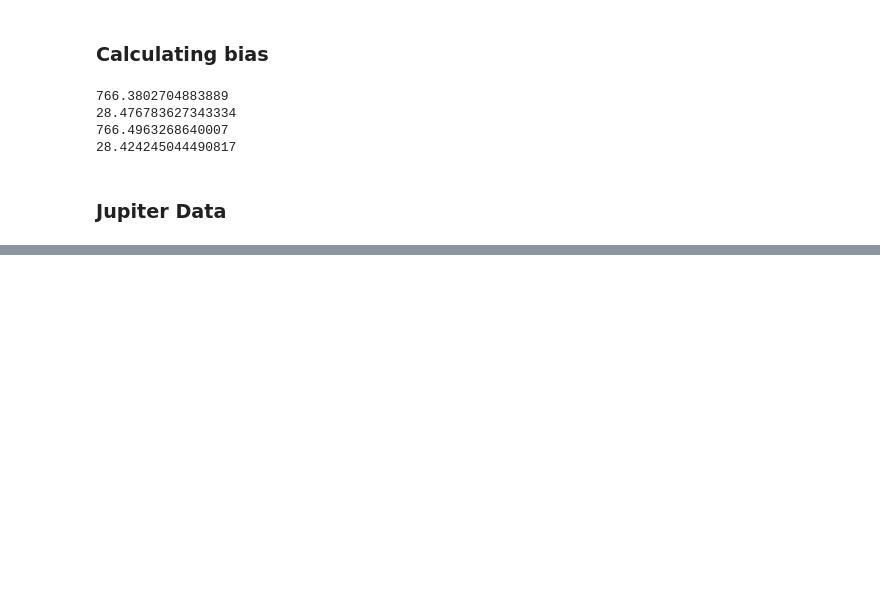
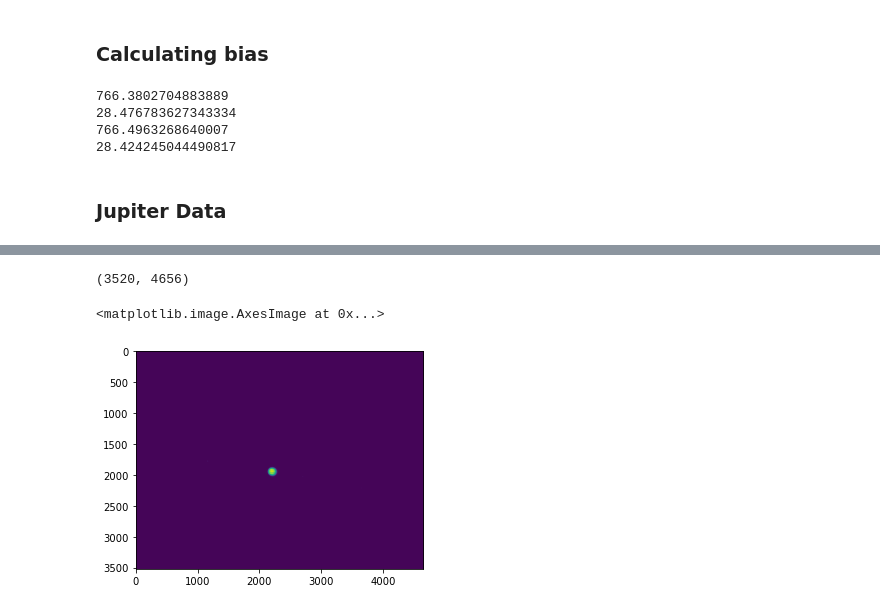
Before and after one commit to DIaDaynaDay/jupiter-insight, a Jupyter notebook: jupiter.ipynb, the cells around one changed output, grey strips where cells are left out. Cells and saved outputs as stored; diff of their text form; code cells hidden in the pictures; blank space fills up the shorter version.

Commit message:
centred the data

```diff
--- a/jupiter.ipynb
+++ b/jupiter.ipynb
@@ -71,0 +135,11 @@ plt.imshow(jupiter_data[0])
+# %%
+#shifting the rest of the images by offsets in comparison with the reference image
+def image_registration(data,M,rows,cols):
+    res = []
+    for i in range(1,len(data)):
+        foo = cv2.warpAffine(jupiter_data[i], M[i-1], (cols, rows))
+        res.append(foo)
+    out = np.array(res)
+    return out
+# %%
+new_jupiter_data = image_registration(jupiter_data,lintrans,rows,cols)
@@ -71,0 +156,8 @@ plt.imshow(jupiter_data[0])
+# %%
+ref_img = np.array(jupiter_data[0])
+ref_img.shape
+# %% [output]
+(3520, 4656)
+# %%
+#getting out new dataset together
+jupiter_centred_data = np.concatenate(([ref_img], new_jupiter_data))
@@ -71,0 +168,5 @@ plt.imshow(jupiter_data[0])
+# %%
+plt.imshow(jupiter_centred_data[0])
+# %% [output]
+<matplotlib.image.AxesImage at 0x...>
+[figure, added]
```
Also changed, not shown: parts of 16 cells of this notebook.
